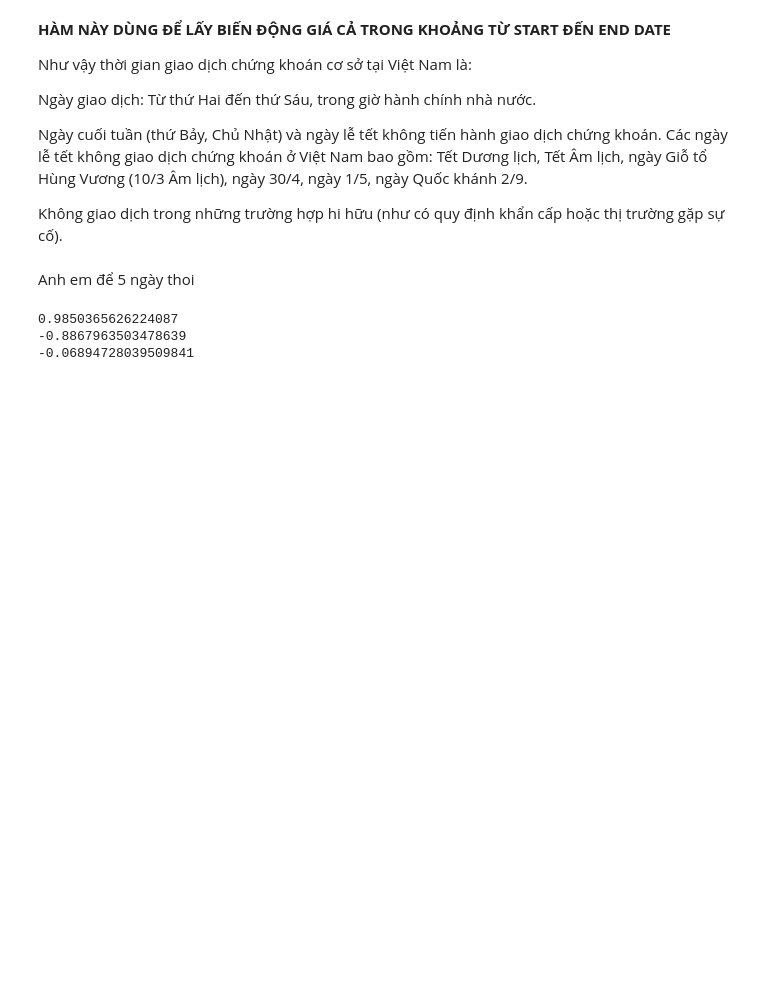
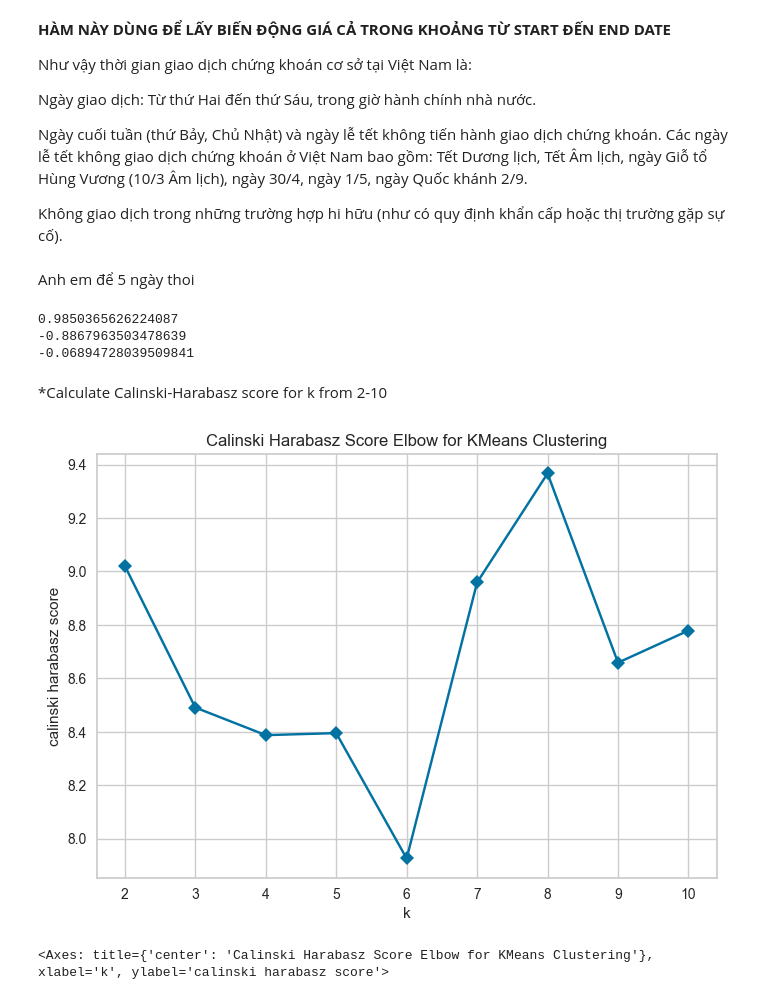
Before and after one commit to keeganhuynh/CS313.O21_Group5, a Jupyter notebook: main.ipynb, the cells around one changed output. Saved outputs shown, nothing was run; the diff lists cells and outputs as text; code cells hidden in the pictures; blank space fills up the shorter version.

```diff
--- a/main.ipynb
+++ b/main.ipynb
@@ -94,5 +97,22 @@ print(new.mean())
 0.9850365626224087
 -0.8867963503478639
 -0.06894728039509841
+# %% [markdown]
+*Calculate Calinski-Harabasz score for k from 2-10
+# %%
+from sklearn.metrics import calinski_harabasz_score
+from sklearn.cluster import KMeans
+from yellowbrick.cluster import KElbowVisualizer
+x=normalizer.fit_transform(movement)
+model = KMeans(max_iter=1000)
+visualizer = KElbowVisualizer(
+    model, k=(2,11), metric='calinski_harabasz', timings=False,locate_elbow=False
+)
+
+visualizer.fit(x)        # Fit the data to the visualizer
+visualizer.show()
+# %% [output]
+[figure, added]
+<Axes: title={'center': 'Calinski Harabasz Score Elbow for KMeans Clustering'}, xlabel='k', ylabel='calinski harabasz score'>
 # %%
 from sklearn.pipeline import make_pipeline
```
Also changed, not shown: parts of 14 cells of this notebook.
